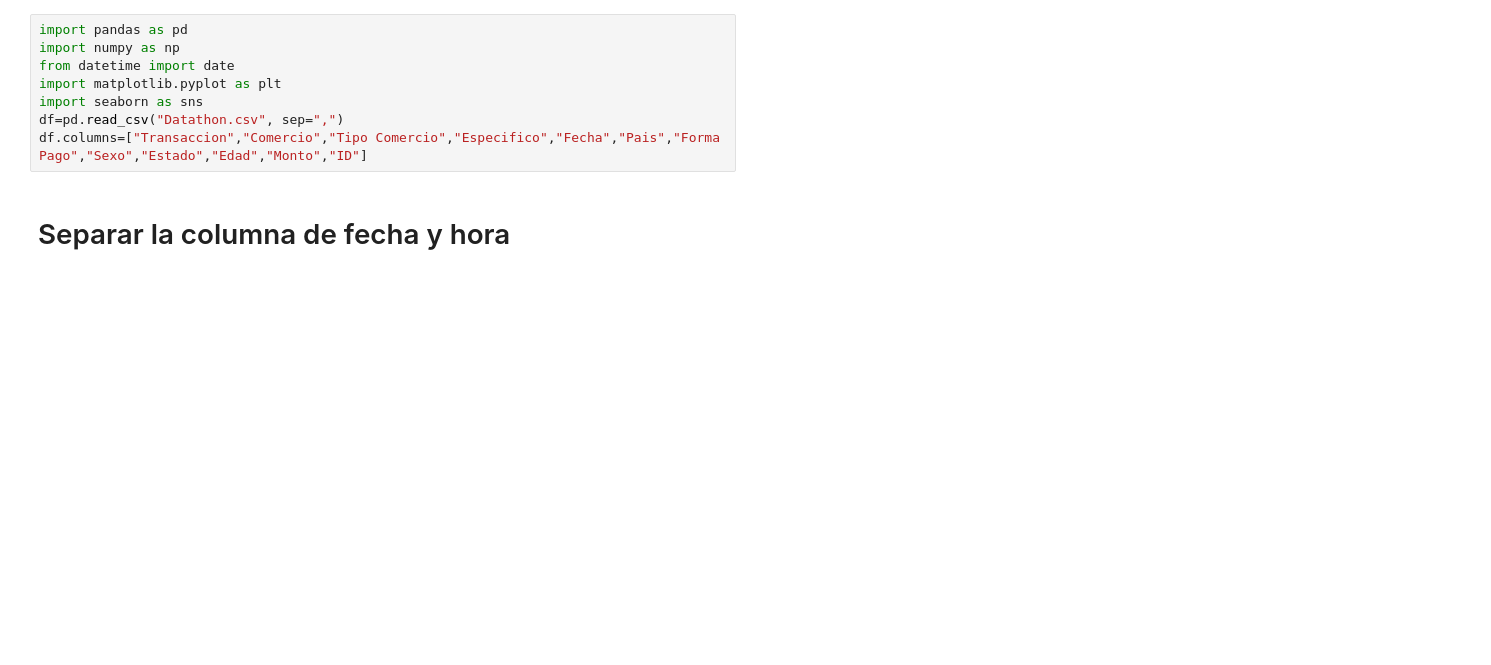
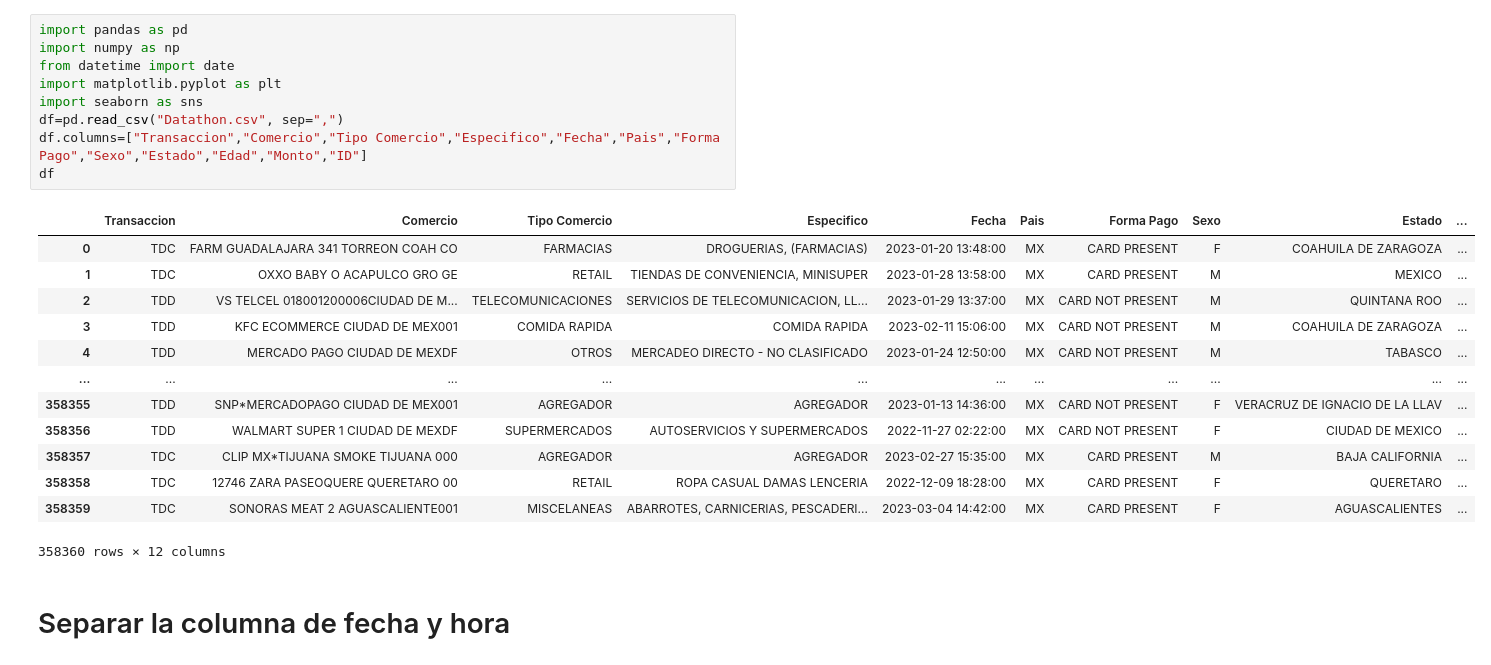
Before and after one commit to Azahramirez/DATATON1, a Jupyter notebook: uno (1).ipynb, the cells around one changed output. Drawn from its saved outputs; the diff is of its cells as text; blank space fills up the shorter version.

```diff
--- a/uno (1).ipynb
+++ b/uno (1).ipynb
@@ -1,11 +1,26 @@
 # %%
 import pandas as pd
 import numpy as np
 from datetime import date
 import matplotlib.pyplot as plt
 import seaborn as sns
 df=pd.read_csv("Datathon.csv", sep=",")
 df.columns=["Transaccion","Comercio","Tipo Comercio","Especifico","Fecha","Pais","Forma Pago","Sexo","Estado","Edad","Monto","ID"]
+df
+# %% [output]
+|  | Transaccion | Comercio | Tipo Comercio | Especifico | Fecha | Pais | Forma Pago | Sexo | Estado | ... |
+| 0 | TDC | FARM GUADALAJARA 341 TORREON COAH CO | FARMACIAS | DROGUERIAS, (FARMACIAS) | 2023-01-20 13:48:00 | MX | CARD PRESENT | F | COAHUILA DE ZARAGOZA | ... |
+| 1 | TDC | OXXO BABY O ACAPULCO GRO GE | RETAIL | TIENDAS DE CONVENIENCIA, MINISUPER | 2023-01-28 13:58:00 | MX | CARD PRESENT | M | MEXICO | ... |
+| 2 | TDD | VS TELCEL 018001200006CIUDAD DE M... | TELECOMUNICACIONES | SERVICIOS DE TELECOMUNICACION, LL... | 2023-01-29 13:37:00 | MX | CARD NOT PRESENT | M | QUINTANA ROO | ... |
+| 3 | TDD | KFC ECOMMERCE CIUDAD DE MEX001 | COMIDA RAPIDA | COMIDA RAPIDA | 2023-02-11 15:06:00 | MX | CARD NOT PRESENT | M | COAHUILA DE ZARAGOZA | ... |
+| 4 | TDD | MERCADO PAGO CIUDAD DE MEXDF | OTROS | MERCADEO DIRECTO - NO CLASIFICADO | 2023-01-24 12:50:00 | MX | CARD NOT PRESENT | M | TABASCO | ... |
+| ... | ... | ... | ... | ... | ... | ... | ... | ... | ... | ... |
+| 358355 | TDD | SNP*MERCADOPAGO CIUDAD DE MEX001 | AGREGADOR | AGREGADOR | 2023-01-13 14:36:00 | MX | CARD NOT PRESENT | F | VERACRUZ DE IGNACIO DE LA LLAV | ... |
+| 358356 | TDD | WALMART SUPER 1 CIUDAD DE MEXDF | SUPERMERCADOS | AUTOSERVICIOS Y SUPERMERCADOS | 2022-11-27 02:22:00 | MX | CARD NOT PRESENT | F | CIUDAD DE MEXICO | ... |
+| 358357 | TDC | CLIP MX*TIJUANA SMOKE TIJUANA 000 | AGREGADOR | AGREGADOR | 2023-02-27 15:35:00 | MX | CARD PRESENT | M | BAJA CALIFORNIA | ... |
+| 358358 | TDC | 12746 ZARA PASEOQUERE QUERETARO 00 | RETAIL | ROPA CASUAL DAMAS LENCERIA | 2022-12-09 18:28:00 | MX | CARD PRESENT | F | QUERETARO | ... |
+| 358359 | TDC | SONORAS MEAT 2 AGUASCALIENTE001 | MISCELANEAS | ABARROTES, CARNICERIAS, PESCADERI... | 2023-03-04 14:42:00 | MX | CARD PRESENT | F | AGUASCALIENTES | ... |
+358360 rows × 12 columns
 # %% [markdown]
 # Separar la columna de fecha y hora
 # %%
```
Also changed, not shown: parts of 5 cells of this notebook.
